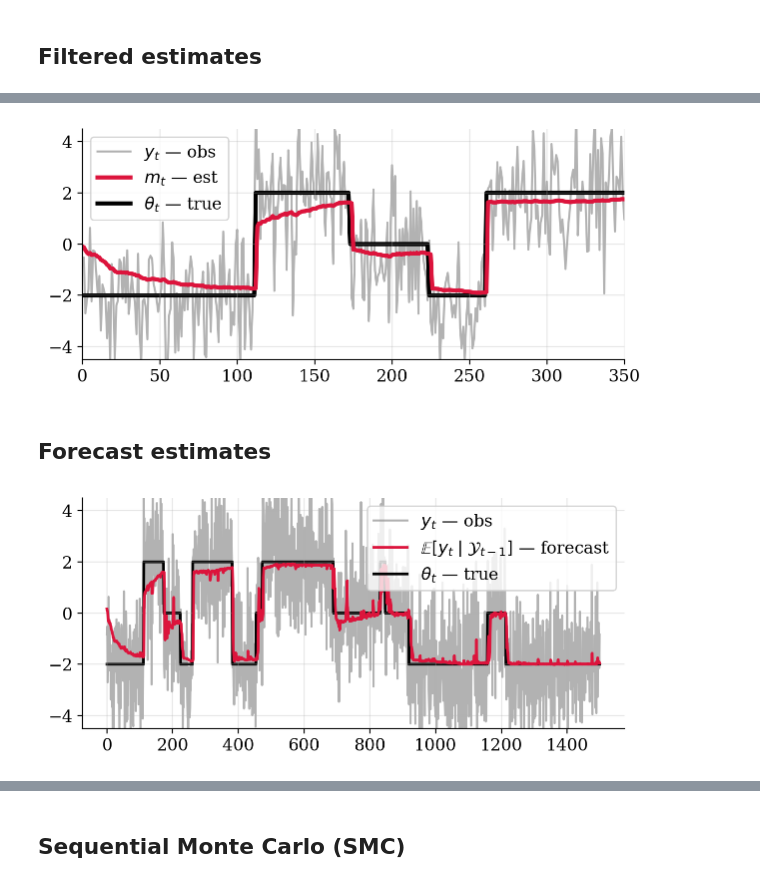
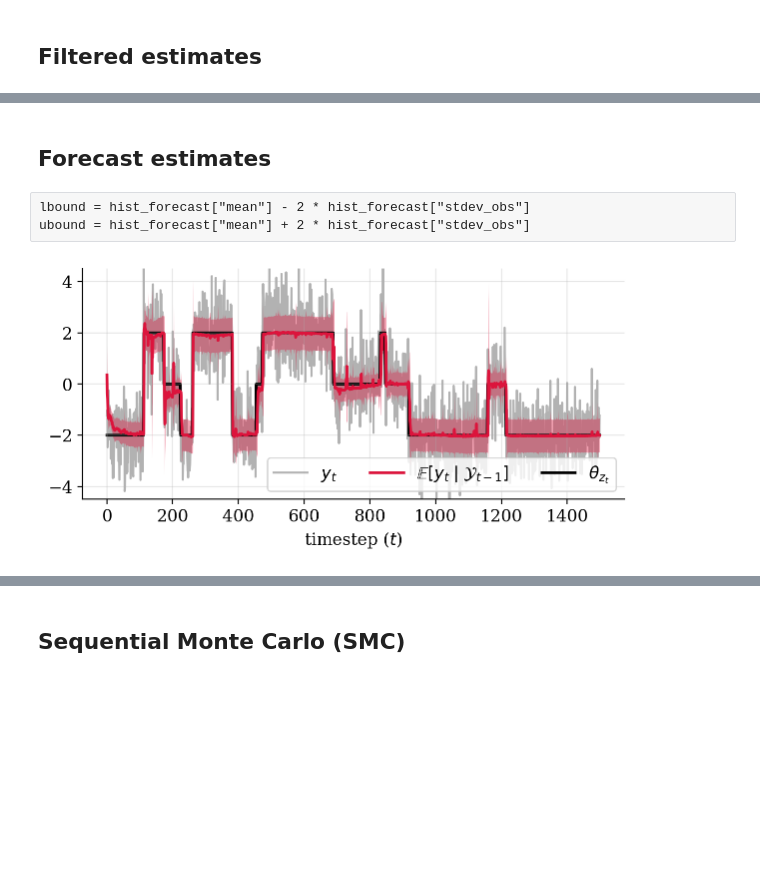
Before and after one commit to gerdm/bayes, a Jupyter notebook: online-hmm.ipynb, the cells around one changed output, grey strips where cells are left out. Drawn from its saved outputs; the diff is of its cells as text; code cells hidden in the pictures; blank space fills up the shorter version.

```diff
--- a/online-hmm.ipynb
+++ b/online-hmm.ipynb
@@ -389,8 +404,10 @@ def beam_sample(log_weights, bel, K):
     return bel
 
 
-def step_optimal(bel, y, cfg):
-    yhat, yhat_std = forecast(bel)
+def step(bel, y, cfg):
+    # Forecast estimate before seeing next observation
+    fcst = forecast(bel, cfg)
+
     bel_update, (log_pp, log_p_transition, mean_pred_all) = vstep_update(y, bel, cfg)
 
     log_weights = log_pp + log_p_transition + bel.log_weight[:, None]
@@ -399,7 +416,7 @@ def step_optimal(bel, y, cfg):
     bel_update = beam_sample(log_weights, bel_update, cfg.num_particles)
 
 
-    return bel_update, (bel_update.log_weight, bel_update.means, bel_update.variances, yhat, yhat_std)
+    return bel_update, (bel_update.log_weight, bel_update.means, bel_update.variances, fcst)
 # %%
 @jax.vmap
 def build_weights(log_weights):
@@ -410,7 +427,7 @@ def build_weights(log_weights):
 # %%
 n_particles = 5
 mean_init = jnp.array([0.0])
-var_init = jnp.array([0.1])
+var_init = jnp.array([0.5])
 
 key_init, key_eval = jax.random.split(key_run)
 bel_init = ParticleState.init(key_init, mean_init, var_init, n_particles, n_regimes, n_steps)
@@ -419,8 +436,8 @@ jax.tree.map(jnp.shape, bel_init)
 ParticleState(means=(5, 3, 1), variances=(5, 3, 1), regime=(5, 1500), log_weight=(5,), timestep=(5,))
 # %%
 cfg = Cfg(var_obs=obs_var, num_particles=n_particles)
-_step = partial(step_optimal, cfg=cfg)
-bel_final, (hist_lw, hist_mean, hist_variance, hist_forecast, hist_forecast_std) = jax.lax.scan(_step, bel_init, obs)
+_step = partial(step, cfg=cfg)
+bel_final, (hist_lw, hist_mean, hist_variance, hist_forecast) = jax.lax.scan(_step, bel_init, obs)
 # %%
 hist_weights = build_weights(hist_lw)
 # %%
@@ -505,23 +522,20 @@ plt.savefig("./figures/hmm-estimation.png", dpi=300, bbox_inches="tight")
-# %%
-# One could warmup / use the initial data as "pre-training" period
-plt.plot(obs, c="gray", alpha=0.6, label="$y_t$ — obs", zorder=0)
-plt.plot(pmean_est, c="crimson", label="$m_t$ — est", linewidth=3)
-plt.plot(means.at[states].get(), c="black", zorder=1, linewidth=3, label=r"$\theta_t$ — true")
-plt.legend()
-plt.xlim(0, 350)
-plt.ylim(-4.5, 4.5)
-plt.grid(alpha=0.3)
-# %% [output]
-[figure, removed]
 # %% [markdown]
 ## Forecast estimates
+# %% [raw]
+lbound = hist_forecast["mean"] - 2 * hist_forecast["stdev_obs"]
+ubound = hist_forecast["mean"] + 2 * hist_forecast["stdev_obs"]
+# %%
+lbound = hist_forecast["mean"] - 2 * hist_forecast["stdev_param"]
+ubound = hist_forecast["mean"] + 2 * hist_forecast["stdev_param"]
 # %%
-plt.plot(obs, c="gray", alpha=0.6, label="$y_t$ — obs", zorder=0)
-plt.plot(hist_forecast, c="crimson", linewidth=2, label=r"$\mathbb{E}[y_{t} \mid {\cal Y}_{t-1}]$ — forecast")
-plt.plot(means.at[states].get(), c="black", zorder=1, linewidth=2, label=r"$\theta_t$ — true")
-plt.legend()
+plt.fill_between(timesteps, lbound, ubound, color="crimson", alpha=0.4, linewidth=0)
+plt.plot(obs, c="gray", alpha=0.6, label="$y_t$", zorder=0)
+plt.plot(hist_forecast["mean"], c="crimson", linewidth=2, label=r"$\mathbb{E}[y_{t} \mid {\cal Y}_{t-1}]$")
+plt.plot(means.at[states].get(), c="black", zorder=1, linewidth=2, label=r"$\theta_{z_t}$")
+plt.legend(ncol=3, loc="lower right")
 plt.ylim(-4.5, 4.5)
 plt.grid(alpha=0.3)
+plt.xlabel("timestep ($t$)")
 plt.savefig("./figures/hmm-estimation.png", dpi=300, bbox_inches="tight")
 # %% [output]
-[figure, old version]
+[figure, new version]
```
Also changed, not shown: parts of 14 cells of this notebook.
